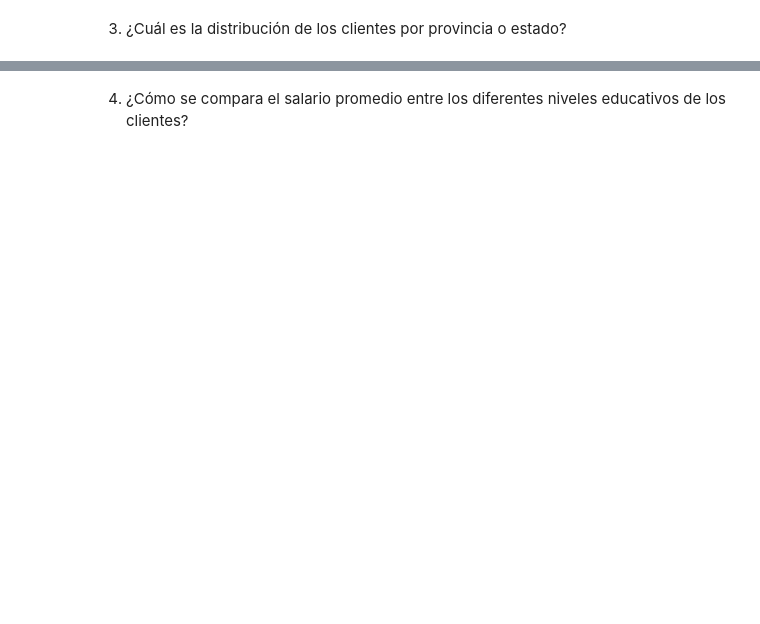
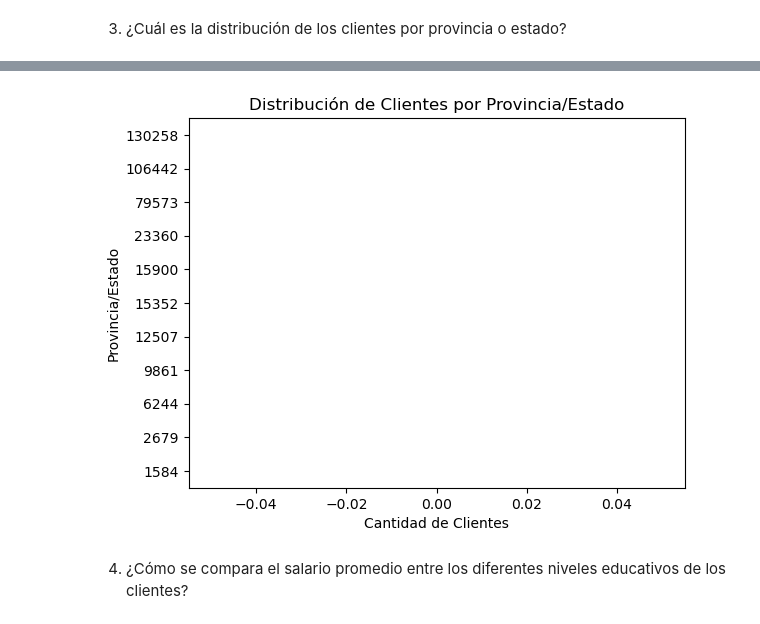
Before and after one commit to Adalab/bda-modulo-3-evaluacion-final-Maleni86, a Jupyter notebook: Evaluación_final.ipynb, the cells around one changed output, grey strips where cells are left out. Cells and saved outputs as stored; diff of their text form; code cells hidden in the pictures; blank space fills up the shorter version.

```diff
--- a/Evaluación_final.ipynb
+++ b/Evaluación_final.ipynb
@@ -489,2 +545,10 @@ df_unido.to_csv("df_final.csv")
+# %%
+sns.countplot(data=df_unido, y="Province", order=df_unido["Province"].value_counts())
+plt.title("Distribución de Clientes por Provincia/Estado")
+plt.xlabel("Cantidad de Clientes")
+plt.ylabel("Provincia/Estado")
+plt.show()
+# %% [output]
+[figure, added]
 # %% [markdown]
 4) ¿Cómo se compara el salario promedio entre los diferentes niveles educativos de los clientes?
```
Also changed, not shown: parts of 9 cells of this notebook.
